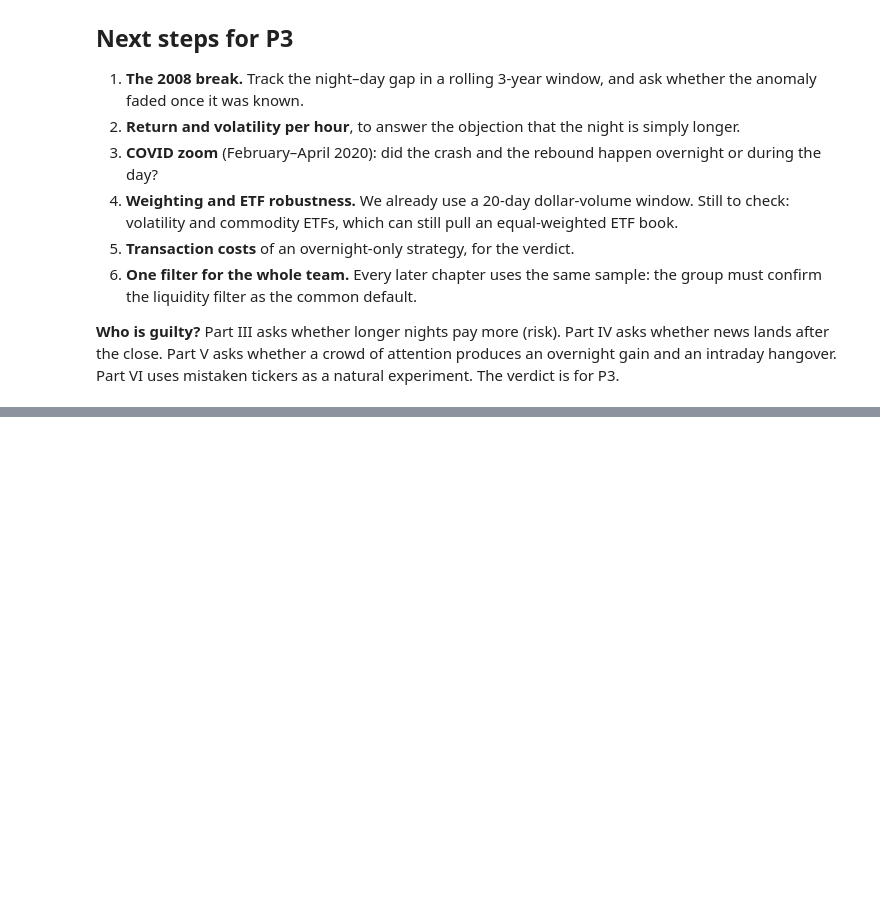
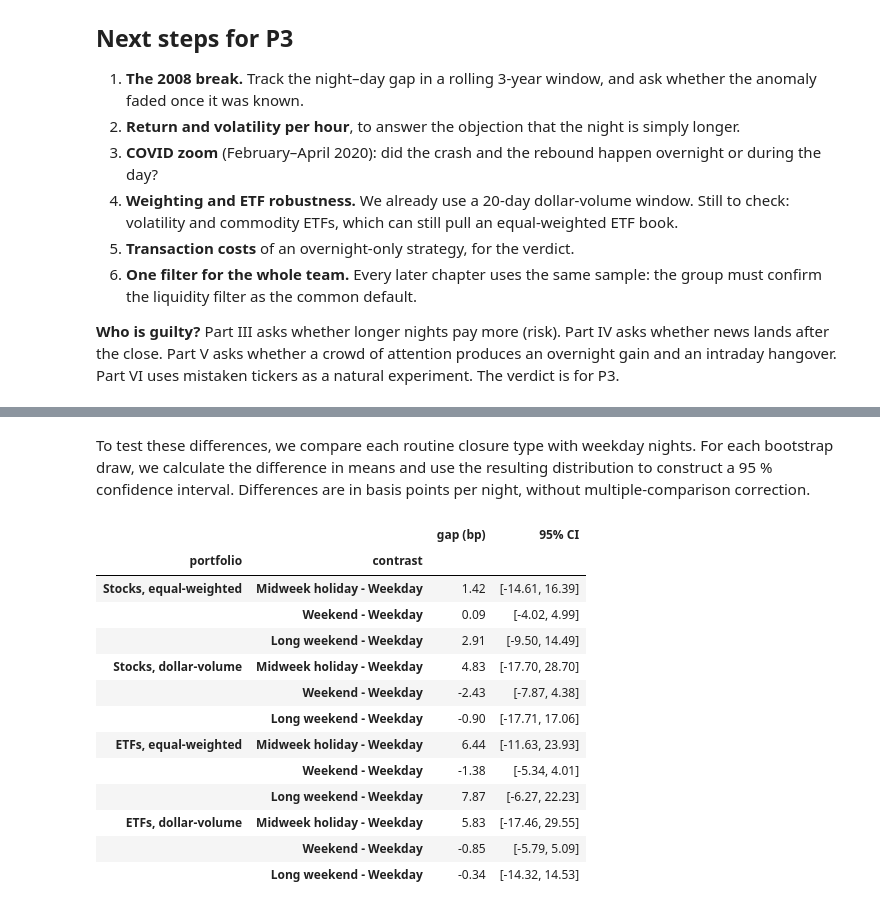
Before and after one commit to theanalysts-ada/Project_ADA_Stock_Markets_TheAnalysts, a Jupyter notebook: results.ipynb, the cells around one changed output, grey strips where cells are left out. Saved outputs shown, nothing was run; the diff lists cells and outputs as text; code cells hidden in the pictures; blank space fills up the shorter version.

```diff
--- a/results.ipynb
+++ b/results.ipynb
@@ -569,0 +636,19 @@ block_bootstrap_ci(ew["r_night"] - ew["r_day"])
+# %% [markdown]
+To test these differences, we compare each routine closure type with weekday nights. For each bootstrap draw, we calculate the difference in means and use the resulting distribution to construct a 95 % confidence interval. Differences are in basis points per night, without multiple-comparison correction.
+# %%
+contrast_table(risk_contrasts)
+# %% [output]
+|  |  | gap (bp) | 95% CI |
+| portfolio | contrast |  |  |
+| Stocks, equal-weighted | Midweek holiday - Weekday | 1.42 | [-14.61, 16.39] |
+|  | Weekend - Weekday | 0.09 | [-4.02, 4.99] |
+|  | Long weekend - Weekday | 2.91 | [-9.50, 14.49] |
+| Stocks, dollar-volume | Midweek holiday - Weekday | 4.83 | [-17.70, 28.70] |
+|  | Weekend - Weekday | -2.43 | [-7.87, 4.38] |
+|  | Long weekend - Weekday | -0.90 | [-17.71, 17.06] |
+| ETFs, equal-weighted | Midweek holiday - Weekday | 6.44 | [-11.63, 23.93] |
+|  | Weekend - Weekday | -1.38 | [-5.34, 4.01] |
+|  | Long weekend - Weekday | 7.87 | [-6.27, 22.23] |
+| ETFs, dollar-volume | Midweek holiday - Weekday | 5.83 | [-17.46, 29.55] |
+|  | Weekend - Weekday | -0.85 | [-5.79, 5.09] |
+|  | Long weekend - Weekday | -0.34 | [-14.32, 14.53] |
```
Also changed, not shown: parts of 42 cells of this notebook.
